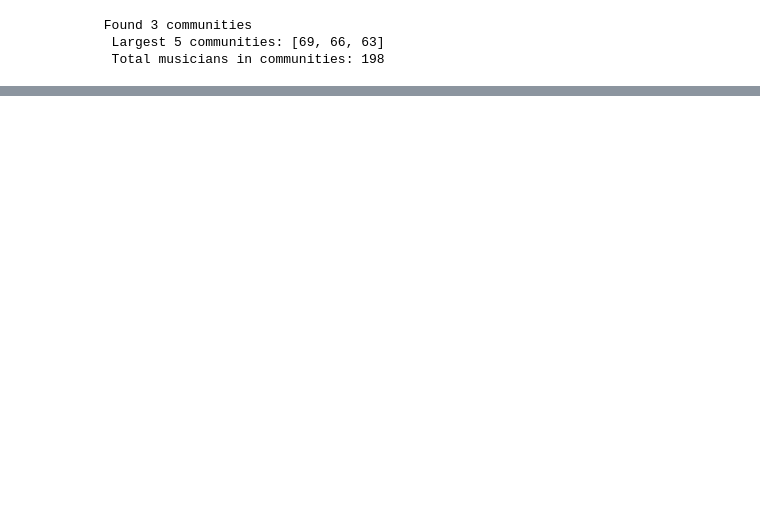
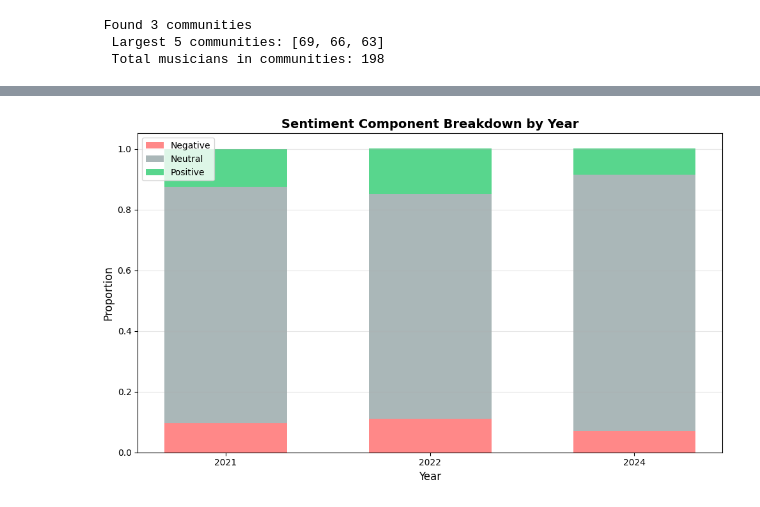
Before and after one commit to uwsthoughts/dolly_shield, a Jupyter notebook: data620_finalwork/data_620_finalredux_Kevin_Kirby.ipynb, the cells around one changed output, grey strips where cells are left out. Cells and saved outputs as stored; diff of their text form; code cells hidden in the pictures; blank space fills up the shorter version.

```diff
--- a/data620_finalwork/data_620_finalredux_Kevin_Kirby.ipynb
+++ b/data620_finalwork/data_620_finalredux_Kevin_Kirby.ipynb
@@ -100,0 +120,4 @@ plt.savefig('/Users/uwsthoughts/Desktop/local_files/redo/jazz_final.png', dpi=15
+# %%
+love_2021 = "https://www.uwsthoughts.com/love-2021/"
+Love_2022 = "https://www.uwsthoughts.com/love-2022/"
+Love_2024 = "https://www.uwsthoughts.com/love-2024/"
@@ -100,0 +152,7 @@ plt.savefig('/Users/uwsthoughts/Desktop/local_files/redo/jazz_final.png', dpi=15
+# %%
+year_vibe_2022, intra_vibe_2022 = analyze_url(Love_2022)
+print(f"Love, 2022 overall sentiment:{year_vibe_2022}")
+
+top_2022 = sorted(intra_vibe_2022, key=lambda x: abs(x["compound"]), reverse=True)[:5]
+for row in top_2022:
+    print(f"[{row['compound']:+.3f}] {row['paragraph']}")
@@ -100,0 +166,7 @@ plt.savefig('/Users/uwsthoughts/Desktop/local_files/redo/jazz_final.png', dpi=15
+# %%
+year_vibe_2024, intra_vibe_2024 = analyze_url(Love_2024)
+print(f"Love, 2024 overall sentiment:{year_vibe_2024}")
+
+top_2024 = sorted(intra_vibe_2024, key=lambda x: abs(x["compound"]), reverse=True)[:5]
+for row in top_2024:
+    print(f"[{row['compound']:+.3f}] {row['paragraph']}")
@@ -100,0 +186,27 @@ plt.savefig('/Users/uwsthoughts/Desktop/local_files/redo/jazz_final.png', dpi=15
+# %%
+years = ['2021', '2022', '2024']
+overall_sentiments = [year_vibe, year_vibe_2022, year_vibe_2024]
+
+neg_scores = [s['neg'] for s in overall_sentiments]
+neu_scores = [s['neu'] for s in overall_sentiments]
+pos_scores = [s['pos'] for s in overall_sentiments]
+compound_scores = [s['compound'] for s in overall_sentiments]
+
+plt.figure(figsize=(10, 6))
+
+width = 0.6
+plt.bar(years, neg_scores, width, label='Negative', color='#ff6b6b', alpha=0.8)
+plt.bar(years, neu_scores, width, bottom=neg_scores, label='Neutral', color='#95a5a6', alpha=0.8)
+plt.bar(years, pos_scores, width, bottom=np.array(neg_scores) + np.array(neu_scores),
+        label='Positive', color='#2ecc71', alpha=0.8)
+
+plt.title('Sentiment Component Breakdown by Year', fontsize=14, fontweight='bold')
+plt.ylabel('Proportion', fontsize=12)
+plt.xlabel('Year', fontsize=12)
+plt.legend()
+plt.grid(True, alpha=0.3, axis='y')
+plt.tight_layout()
+plt.savefig('/Users/uwsthoughts/Desktop/github_sync/dolly_shield/data620_finalwork/sentiment_breakdown.png', dpi=150, bbox_inches='tight')
+plt.show()
+# %% [output]
+[figure, added]
```
Also changed, not shown: parts of 18 cells of this notebook, 3 other files.
